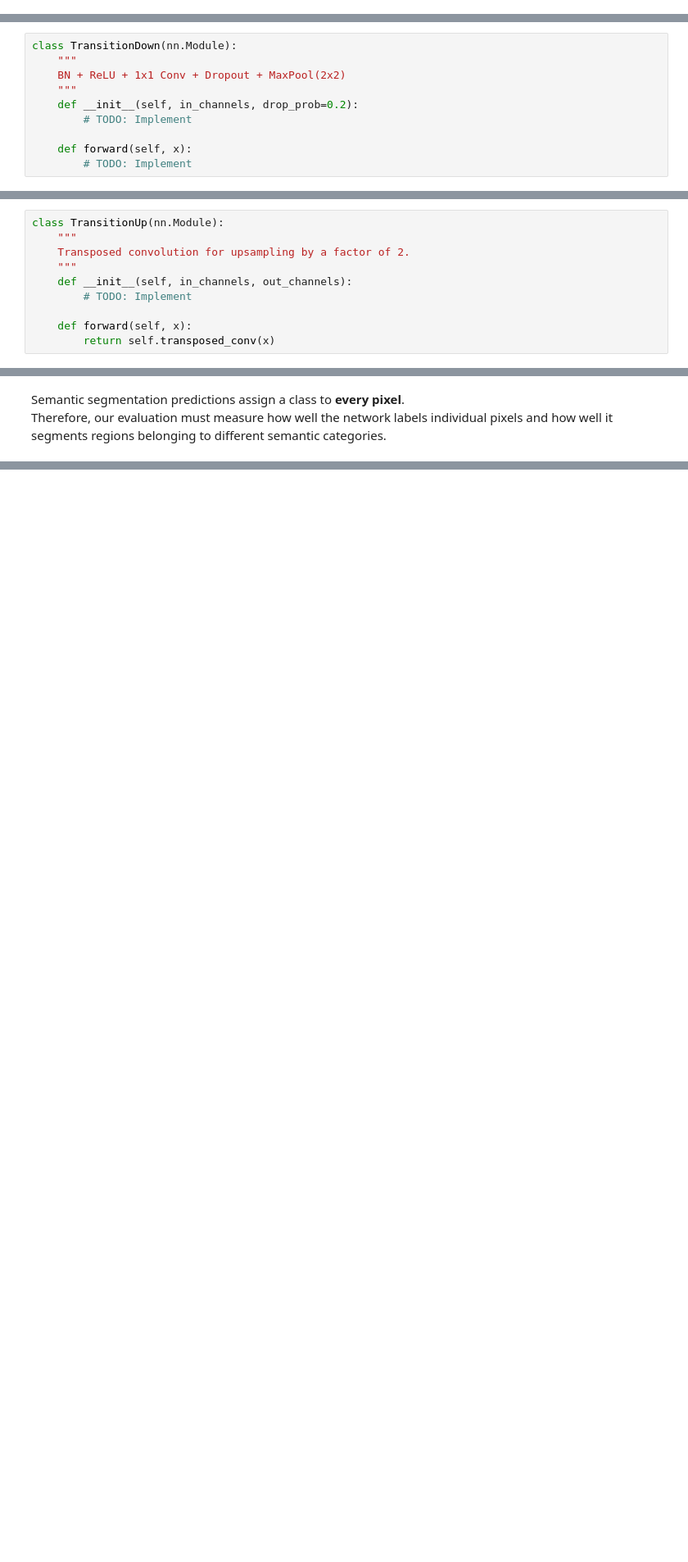
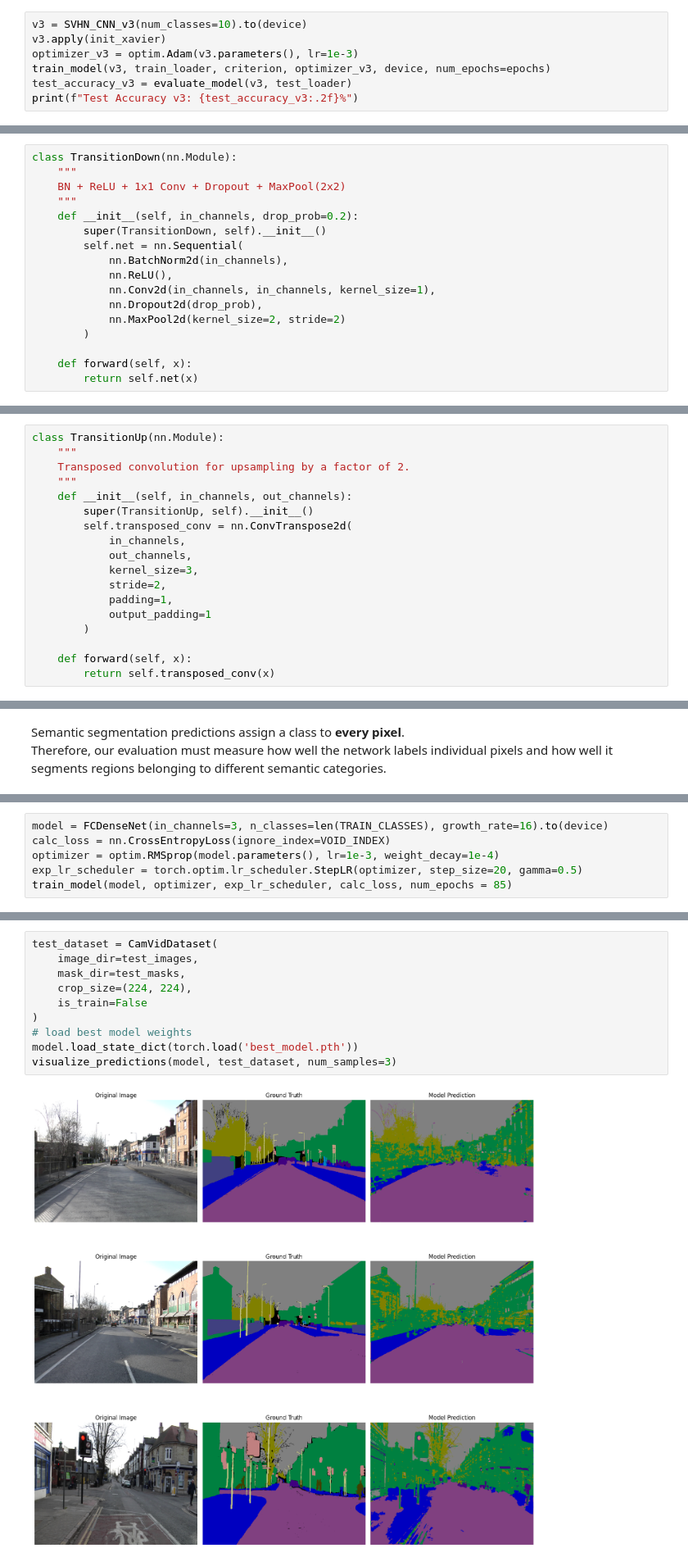
Before and after one commit to aishadahesh/DeepLearning, a Jupyter notebook: hw2/DL_HW2.ipynb, the cells around one changed output, grey strips where cells are left out. Shown at 82% size. Drawn from its saved outputs; the diff is of its cells as text; blank space fills up the shorter version.

```diff
--- a/hw2/DL_HW2.ipynb
+++ b/hw2/DL_HW2.ipynb
@@ -245,0 +517,7 @@ Modify your `SVHN_CNN` model by removing or relocating different kinds of layers
+# %%
+v3 = SVHN_CNN_v3(num_classes=10).to(device)
+v3.apply(init_xavier)
+optimizer_v3 = optim.Adam(v3.parameters(), lr=1e-3)
+train_model(v3, train_loader, criterion, optimizer_v3, device, num_epochs=epochs)
+test_accuracy_v3 = evaluate_model(v3, test_loader)
+print(f"Test Accuracy v3: {test_accuracy_v3:.2f}%")
@@ -759,10 +1077,17 @@ class TransitionDown(nn.Module):
     BN + ReLU + 1x1 Conv + Dropout + MaxPool(2x2)
     """
     def __init__(self, in_channels, drop_prob=0.2):
-        # TODO: Implement
+        super(TransitionDown, self).__init__()
+        self.net = nn.Sequential(
+            nn.BatchNorm2d(in_channels),
+            nn.ReLU(),
+            nn.Conv2d(in_channels, in_channels, kernel_size=1),
+            nn.Dropout2d(drop_prob),
+            nn.MaxPool2d(kernel_size=2, stride=2)
+        )
 
     def forward(self, x):
-        # TODO: Implement
+        return self.net(x)
 # %% [markdown]
 #### **(d) Transition Up**
 
@@ -780,7 +1105,15 @@ class TransitionUp(nn.Module):
     Transposed convolution for upsampling by a factor of 2.
     """
     def __init__(self, in_channels, out_channels):
-        # TODO: Implement
+        super(TransitionUp, self).__init__()
+        self.transposed_conv = nn.ConvTranspose2d(
+            in_channels,
+            out_channels,
+            kernel_size=3,
+            stride=2,
+            padding=1,
+            output_padding=1
+        )
 
     def forward(self, x):
         return self.transposed_conv(x)
@@ -1004,0 +1509,6 @@ We repeat this process for 85 epochs, monitoring loss, pixel accuracy, and mIoU
+# %%
+model = FCDenseNet(in_channels=3, n_classes=len(TRAIN_CLASSES), growth_rate=16).to(device)
+calc_loss = nn.CrossEntropyLoss(ignore_index=VOID_INDEX)
+optimizer = optim.RMSprop(model.parameters(), lr=1e-3, weight_decay=1e-4)
+exp_lr_scheduler = torch.optim.lr_scheduler.StepLR(optimizer, step_size=20, gamma=0.5)
+train_model(model, optimizer, exp_lr_scheduler, calc_loss, num_epochs = 85)
@@ -1017,3 +1593,15 @@ Sample a few Images from the test set, and visualize them in comparison to the g
+# %%
+test_dataset = CamVidDataset(
+    image_dir=test_images,
+    mask_dir=test_masks,
+    crop_size=(224, 224),
+    is_train=False
+)
+# load best model weights
+model.load_state_dict(torch.load('best_model.pth'))
+visualize_predictions(model, test_dataset, num_samples=3)
+# %% [output]
+[figure, added]
 # %% [markdown]
 **Answer the following Questions:**
 
```
Also changed, not shown: parts of 44 cells of this notebook.
